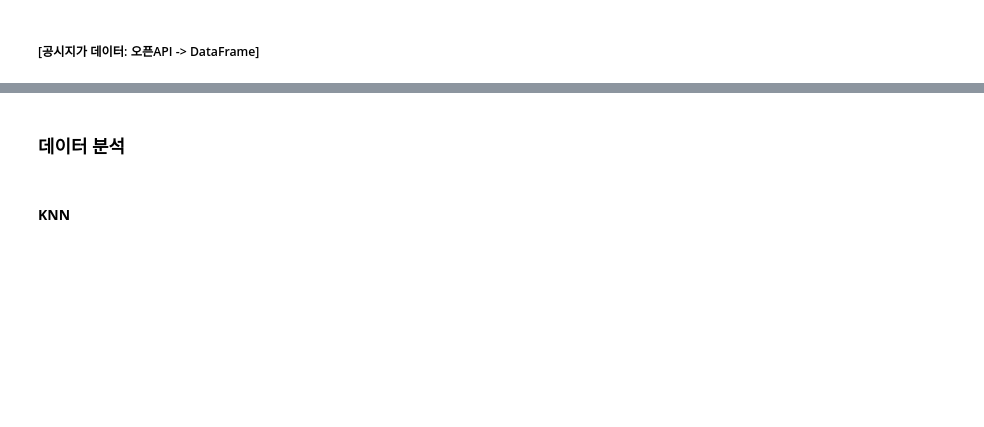
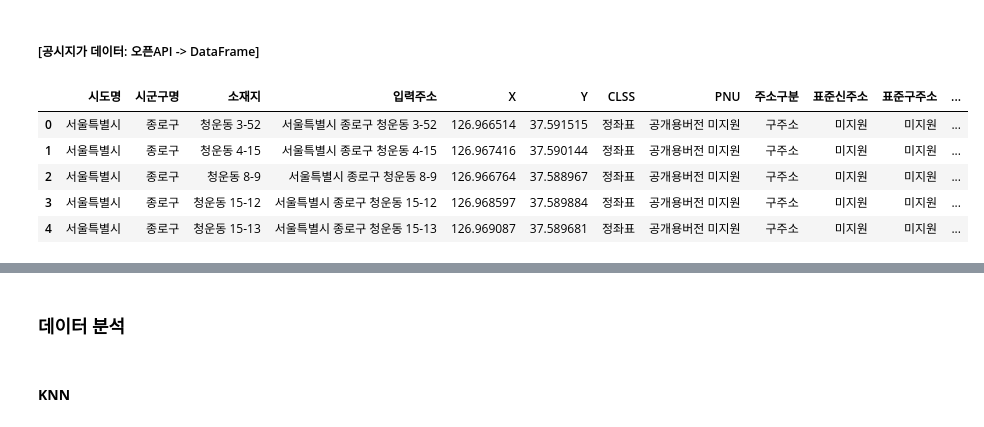
Before and after one commit to cutz-j/BigData-project, a Jupyter notebook: Project_md_kernel.ipynb, the cells around one changed output, grey strips where cells are left out. Saved outputs shown, nothing was run; the diff lists cells and outputs as text; code cells hidden in the pictures; blank space fills up the shorter version.

```diff
--- a/Project_md_kernel.ipynb
+++ b/Project_md_kernel.ipynb
@@ -88,2 +160,15 @@ all_data.head()
 # %% [markdown]
 ##### [공시지가 데이터: 오픈API -> DataFrame]
+# %%
+# 공시지가 자표파일 불러오기(1만개 단위 )
+data=pd.read_csv('data/file_clean01.add',encoding='cp949',sep="\t")
+data1=pd.read_csv('data/file_clean02.add',encoding='cp949',sep="\t")
+data2=pd.read_csv('data/file_clean03.add',encoding='cp949',sep="\t")
+data.head()
+# %% [output]
+|  | 시도명 | 시군구명 | 소재지 | 입력주소 | X | Y | CLSS | PNU | 주소구분 | 표준신주소 | 표준구주소 | ... |
+| 0 | 서울특별시 | 종로구 | 청운동 3-52 | 서울특별시 종로구 청운동 3-52 | 126.966514 | 37.591515 | 정좌표 | 공개용버전 미지원 | 구주소 | 미지원 | 미지원 | ... |
+| 1 | 서울특별시 | 종로구 | 청운동 4-15 | 서울특별시 종로구 청운동 4-15 | 126.967416 | 37.590144 | 정좌표 | 공개용버전 미지원 | 구주소 | 미지원 | 미지원 | ... |
+| 2 | 서울특별시 | 종로구 | 청운동 8-9 | 서울특별시 종로구 청운동 8-9 | 126.966764 | 37.588967 | 정좌표 | 공개용버전 미지원 | 구주소 | 미지원 | 미지원 | ... |
+| 3 | 서울특별시 | 종로구 | 청운동 15-12 | 서울특별시 종로구 청운동 15-12 | 126.968597 | 37.589884 | 정좌표 | 공개용버전 미지원 | 구주소 | 미지원 | 미지원 | ... |
+| 4 | 서울특별시 | 종로구 | 청운동 15-13 | 서울특별시 종로구 청운동 15-13 | 126.969087 | 37.589681 | 정좌표 | 공개용버전 미지원 | 구주소 | 미지원 | 미지원 | ... |
```
Also changed, not shown: parts of 38 cells of this notebook.
